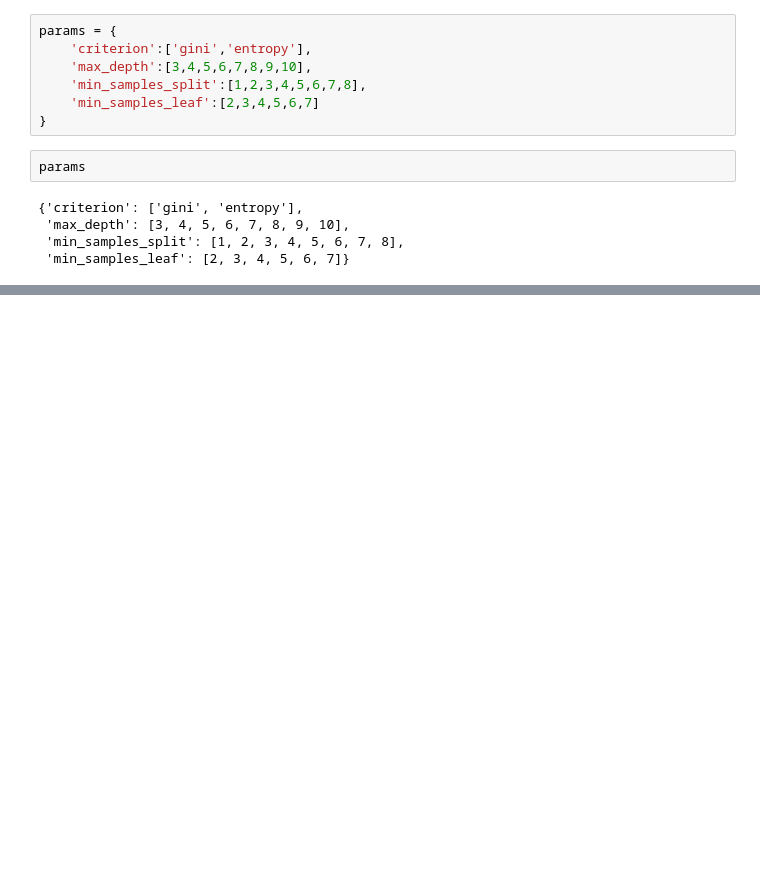
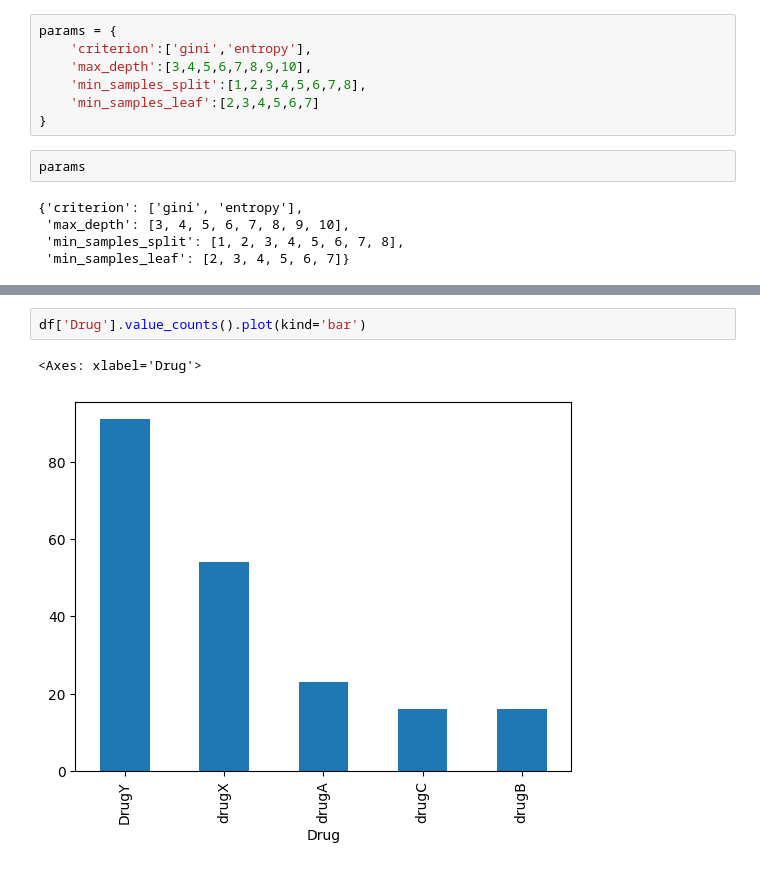
Before and after one commit to ashwini-ah18/machin-larning, a Jupyter notebook: Decision Tree Classifir/Decioin tree classifir.ipynb, the cells around one changed output, grey strips where cells are left out. Cells and saved outputs as stored; diff of their text form; blank space fills up the shorter version.

```diff
--- a/Decision Tree Classifir/Decioin tree classifir.ipynb
+++ b/Decision Tree Classifir/Decioin tree classifir.ipynb
@@ -348,0 +369,5 @@ joblib.dump(pre,"pre.joblib")
+# %%
+df['Drug'].value_counts().plot(kind='bar')
+# %% [output]
+<Axes: xlabel='Drug'>
+[figure, added]
```
Also changed, not shown: parts of 22 cells of this notebook, 3 other files.
